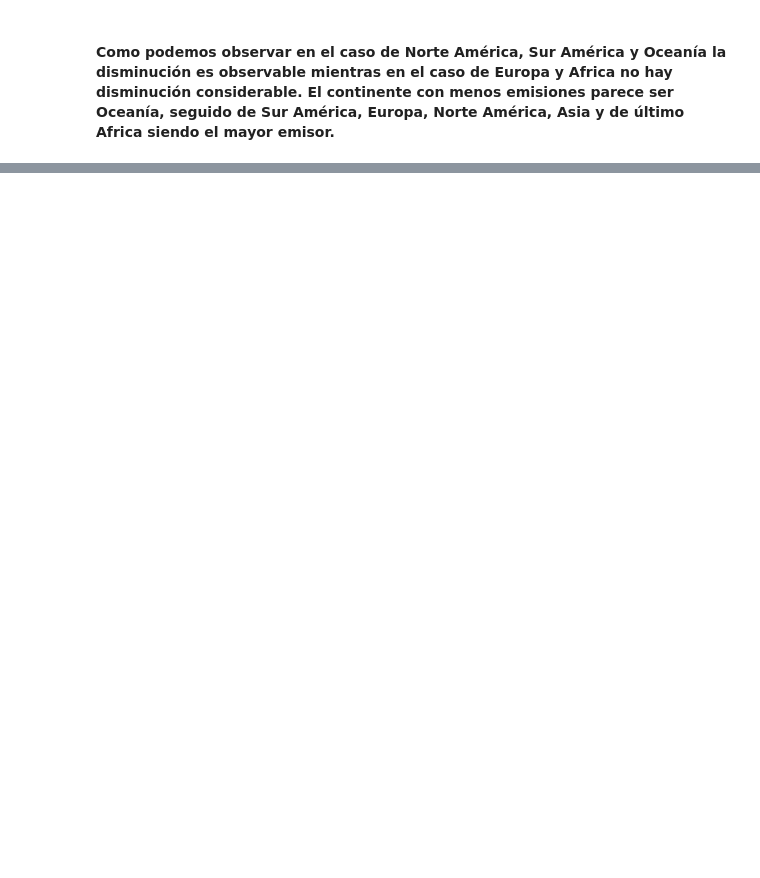
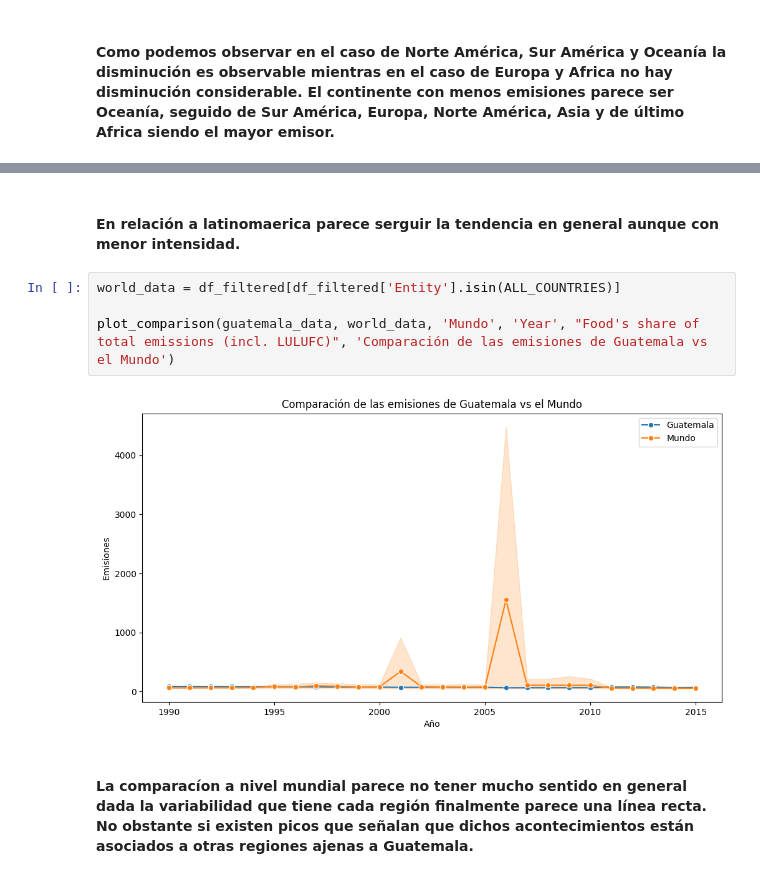
Before and after one commit to LPELCRACK896/DS_lab9, a Jupyter notebook: emissions.ipynb, the cells around one changed output, grey strips where cells are left out. Drawn from its saved outputs; the diff is of its cells as text; blank space fills up the shorter version.

```diff
--- a/emissions.ipynb
+++ b/emissions.ipynb
@@ -262,0 +353,10 @@ plot_emissions_pie_chart(df_filtered, country_groups_dict)
+# %% [markdown]
+#### En relación a latinomaerica parece serguir la tendencia en general aunque con menor intensidad.
+# %%
+world_data = df_filtered[df_filtered['Entity'].isin(ALL_COUNTRIES)]
+
+plot_comparison(guatemala_data, world_data, 'Mundo', 'Year', "Food's share of total emissions (incl. LULUFC)", 'Comparación de las emisiones de Guatemala vs el Mundo')
+# %% [output]
+[figure, added]
+# %% [markdown]
+#### La comparacíon a nivel mundial parece no tener mucho sentido en general dada la variabilidad que tiene cada región finalmente parece una línea recta. No obstante si existen picos que señalan que dichos acontecimientos están asociados a otras regiones ajenas a Guatemala.
```
Also changed, not shown: parts of 16 cells of this notebook, 1 other file.
